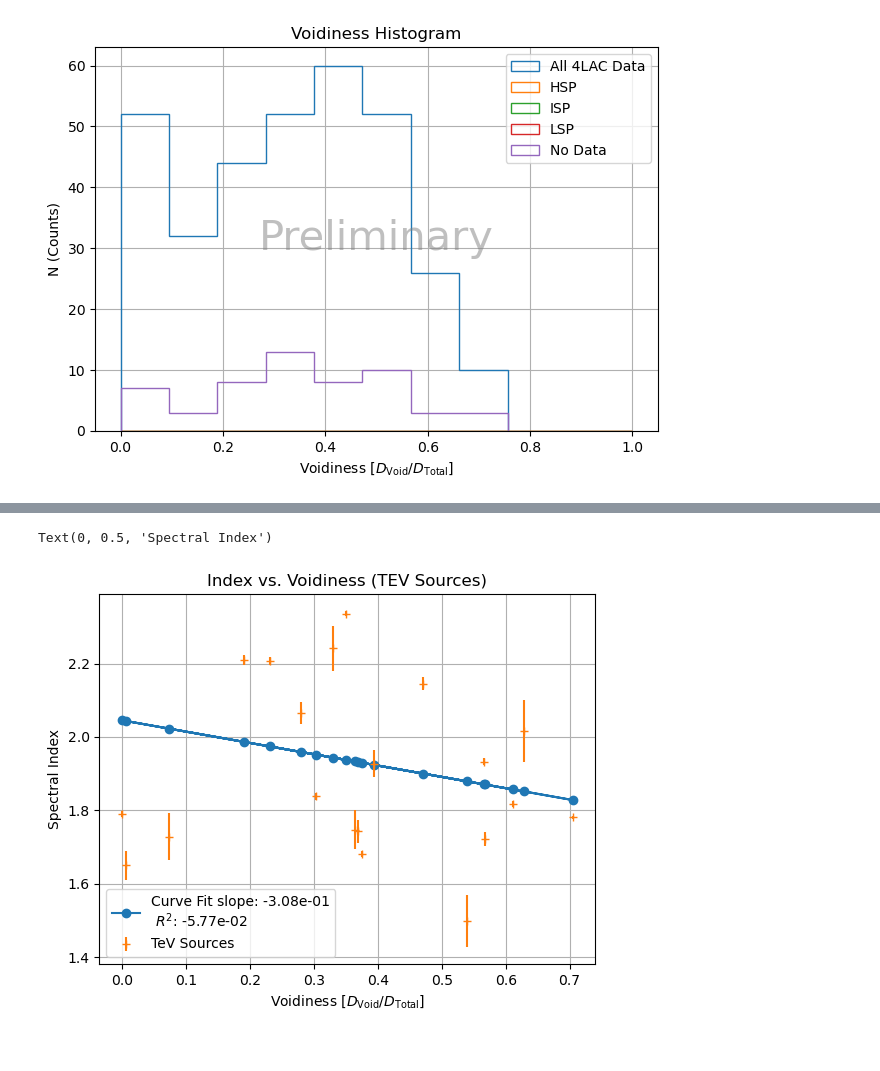
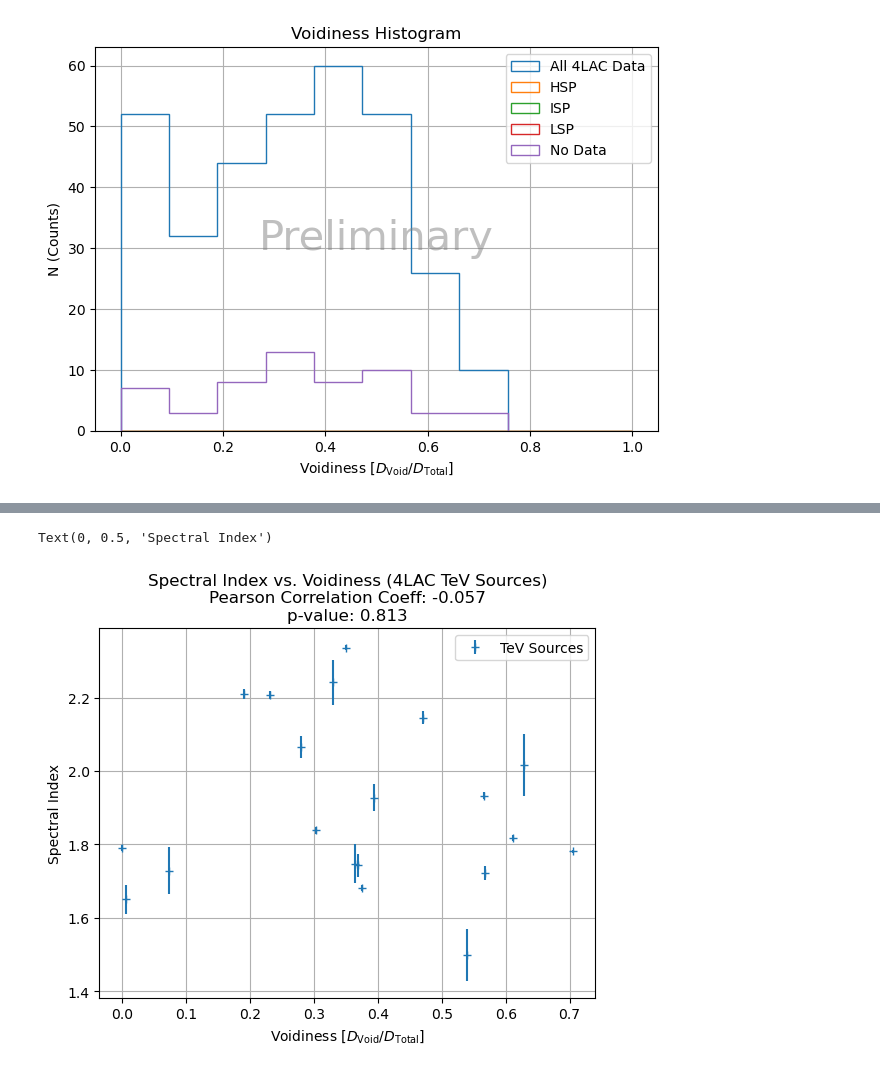
Before and after one commit to Cranberry-Juice/GRS-V, a Jupyter notebook: voidiness_plots.ipynb, the cells around one changed output, grey strips where cells are left out. Saved outputs shown, nothing was run; the diff lists cells and outputs as text; code cells hidden in the pictures.

```diff
--- a/voidiness_plots.ipynb
+++ b/voidiness_plots.ipynb
@@ -318,4 +300,10 @@ plt.tight_layout()
 plt.show()
 # %% [output]
 [figure]
+# %%
+# Calculating luminosity
+four_lac["L1000"] = four_lac.Flux1000 * 4 * np.pi * (four_lac.cmvd_Mpc * 3.08567758128e24)**2
+# %%
+
+four_lac["Unc_L1000"] = (four_lac.Unc_Flux1000/four_lac.Flux1000)*four_lac.L1000
 # %%
@@ -430,27 +441,34 @@ plt.legend()
 # %%
 
 key = "PL_Index"
-popt, pcov = curve_fit(linear_model, tevs_four_lac.Voidiness, tevs_four_lac.PL_Index,
-                       sigma=tevs_four_lac.Unc_PL_Index,
-                       absolute_sigma=True)
-slope, intercept = popt
-tevs_four_lac['PL_Index_FIT'] = linear_model(np.array(tevs_four_lac.Voidiness), slope, intercept)
-stats_data = {'PL_Index_FIT_slope': slope, 'PL_Index_FIT_r2': r2_score(tevs_four_lac.PL_Index, tevs_four_lac.PL_Index_FIT)}
-#
-plt.plot(tevs_four_lac.Voidiness, tevs_four_lac.PL_Index_FIT, marker='o',
-             label = f"Curve Fit slope: {stats_data[key + '_FIT_slope']:.2e}\n $R^2$: {stats_data[key + '_FIT_r2']:.2e}")
+mask=tev_mask
 
-plt.errorbar(tevs_four_lac.Voidiness, tevs_four_lac.PL_Index,
-             yerr=tevs_four_lac.Unc_PL_Index,
+# popt, pcov = curve_fit(linear_model, four_lac[mask].Voidiness, four_lac[mask].PL_Index,
+#                        sigma=four_lac[mask].Unc_PL_Index,
+#                        absolute_sigma=True)
+# slope, intercept = popt
+# four_lac[mask]['PL_Index_FIT'] = linear_model(np.array(four_lac[mask].Voidiness), slope, intercept)
+# stats_data = {'PL_Index_FIT_slope': slope, 'PL_Index_FIT_r2': r2_score(four_lac[mask].PL_Index, four_lac[mask].PL_Index_FIT)}
+# #
+# plt.plot(four_lac[mask].Voidiness, four_lac[mask].PL_Index_FIT, marker='o',
+#              label = f"Curve Fit slope: {stats_data[key + '_FIT_slope']:.2e}\n $R^2$: {stats_data[key + '_FIT_r2']:.2e}")
+
+plt.errorbar(four_lac[mask].Voidiness, four_lac[mask].PL_Index,
+             yerr=four_lac[mask].Unc_PL_Index,
              linestyle='',
              marker = "+",
              label="TeV Sources")
+
+corr_test= stats.pearsonr(four_lac.Voidiness[mask], four_lac[key][mask])
+
 plt.grid()
 plt.legend()
 # plt.yscale('log')
-plt.title("Index vs. Voidiness (TEV Sources)")
+plt.title("Spectral Index vs. Voidiness (4LAC TeV Sources)" +
+          f"\nPearson Correlation Coeff: {corr_test[0]:.3f}"+
+          f"\np-value: {corr_test[1]:.3f}")
 plt.xlabel("Voidiness [$D_{\\rm Void}/D_{\\rm Total}$]")
 plt.ylabel("Spectral Index")
 # %% [output]
 Text(0, 0.5, 'Spectral Index')
-[figure, old version]
+[figure, new version]
```
Also changed, not shown: parts of 15 cells of this notebook, 30 other files.
